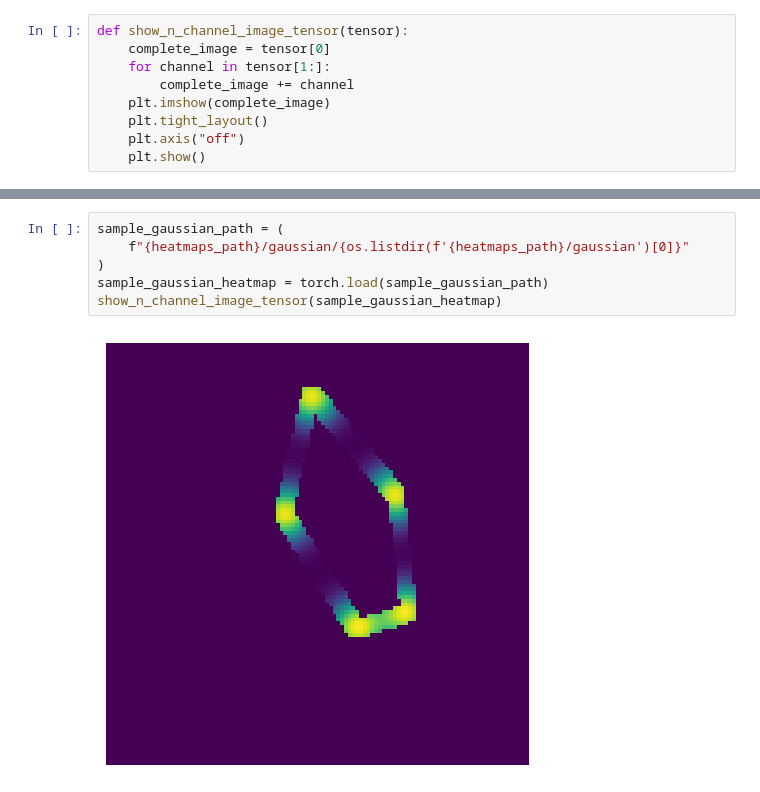
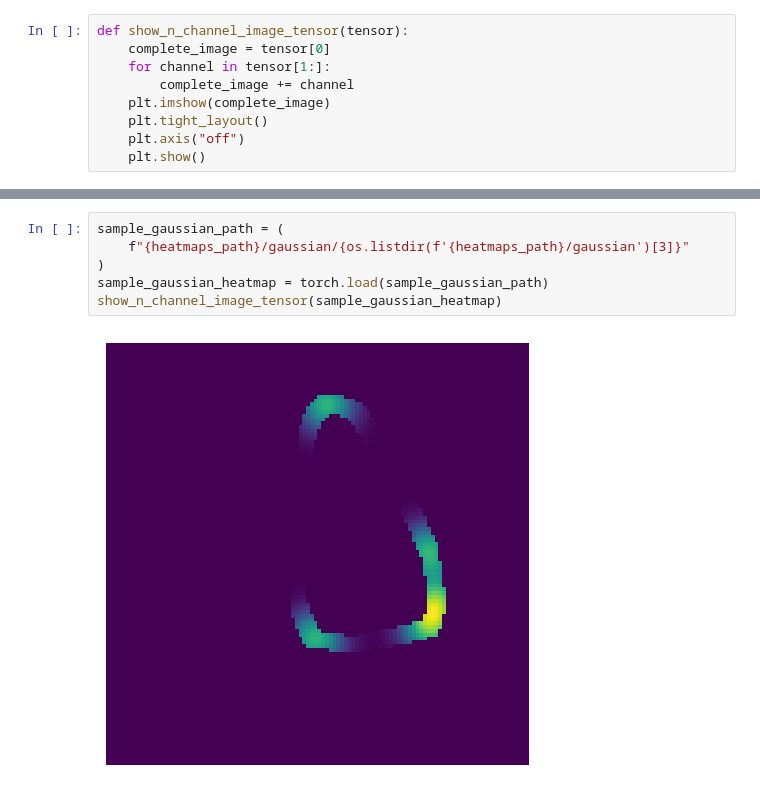
Before and after one commit to Tec-AI-23/EchoNetDynamic, a Jupyter notebook: scripts/dataExtraction.ipynb, the cells around one changed output, grey strips where cells are left out. Saved outputs shown, nothing was run; the diff lists cells and outputs as text.

```diff
--- a/scripts/dataExtraction.ipynb
+++ b/scripts/dataExtraction.ipynb
@@ -125,8 +125,8 @@ show_n_channel_image_tensor(sample_euclidean_heatmap)
 # %%
 sample_gaussian_path = (
-    f"{heatmaps_path}/gaussian/{os.listdir(f'{heatmaps_path}/gaussian')[0]}"
+    f"{heatmaps_path}/gaussian/{os.listdir(f'{heatmaps_path}/gaussian')[3]}"
 )
 sample_gaussian_heatmap = torch.load(sample_gaussian_path)
 show_n_channel_image_tensor(sample_gaussian_heatmap)
 # %% [output]
-[figure, old version]
+[figure, new version]
```
Also changed, not shown: parts of 8 cells of this notebook, 4 other files.
